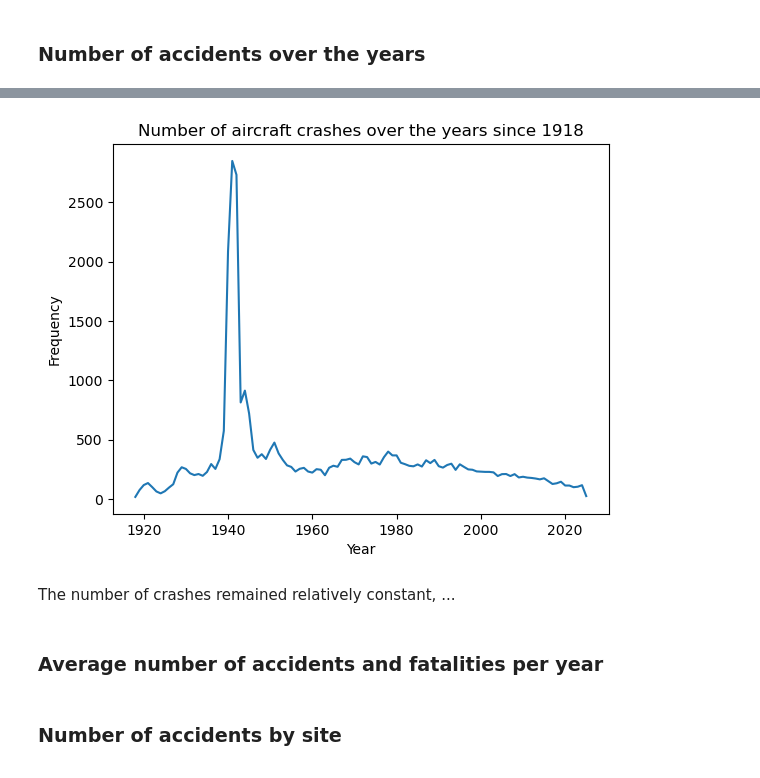
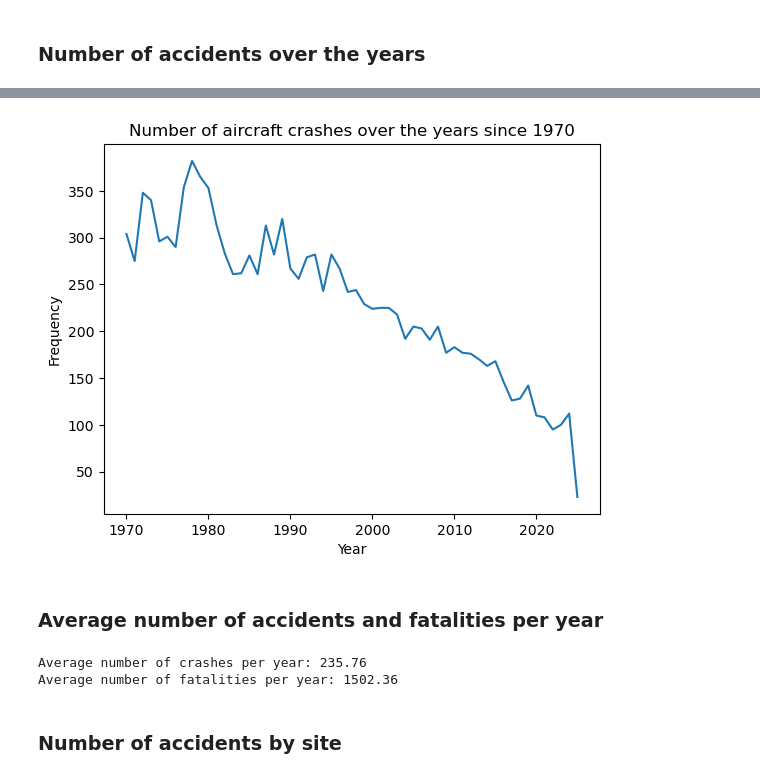
Before and after one commit to nadpierre/aircraft-crashes-clustering-project, a Jupyter notebook: data_analysis.ipynb, the cells around one changed output, grey strips where cells are left out. Saved outputs shown, nothing was run; the diff lists cells and outputs as text; code cells hidden in the pictures.

```diff
--- a/data_analysis.ipynb
+++ b/data_analysis.ipynb
@@ -75,13 +76,11 @@ dtype: int64
 # %%
 # Visualization of crashes over the years
 ax = sns.lineplot(crashes_per_year)
-ax.set_title('Number of aircraft crashes over the years since 1946')
+ax.set_title('Number of aircraft crashes over the years since 1970')
 ax.set_xlabel('Year')
 ax.set_ylabel('Frequency');
 # %% [output]
-[figure, old version]
+[figure, new version]
-# %% [markdown]
-The number of crashes remained relatively constant, ...
 # %% [markdown]
 ### Average number of accidents and fatalities per year
 # %%
@@ -90,7 +89,10 @@ earliest_year = df['date'].dt.year.min()
 total_years = this_year - earliest_year
 # %%
 print(f'Average number of crashes per year: {len(df) / total_years:.2f}')
-print(f'Average number of fatalities per year: {df['total_fatalities'].sum() / total_years:.2f}')
+print(f'Average number of fatalities per year: {df['fatalities'].sum() / total_years:.2f}')
+# %% [output]
+Average number of crashes per year: 235.76
+Average number of fatalities per year: 1502.36
 # %% [markdown]
 ### Number of accidents by site
 # %%
```
Also changed, not shown: parts of 34 cells of this notebook, 7 other files.
